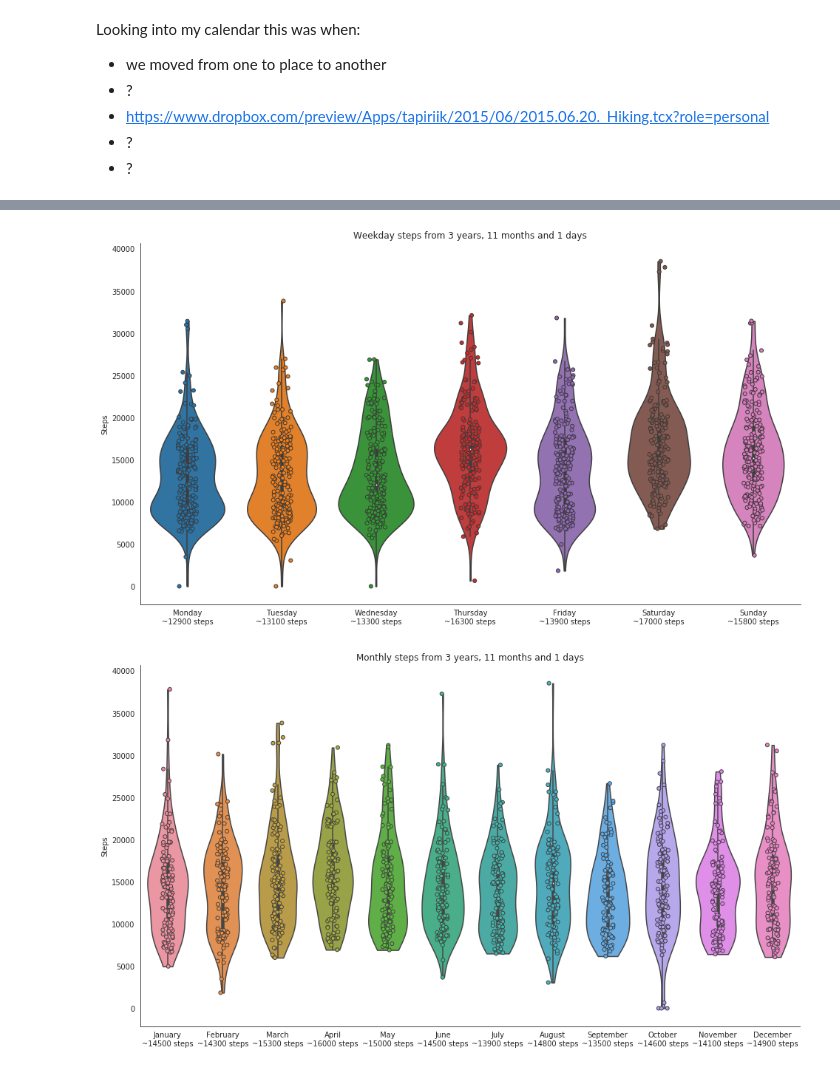
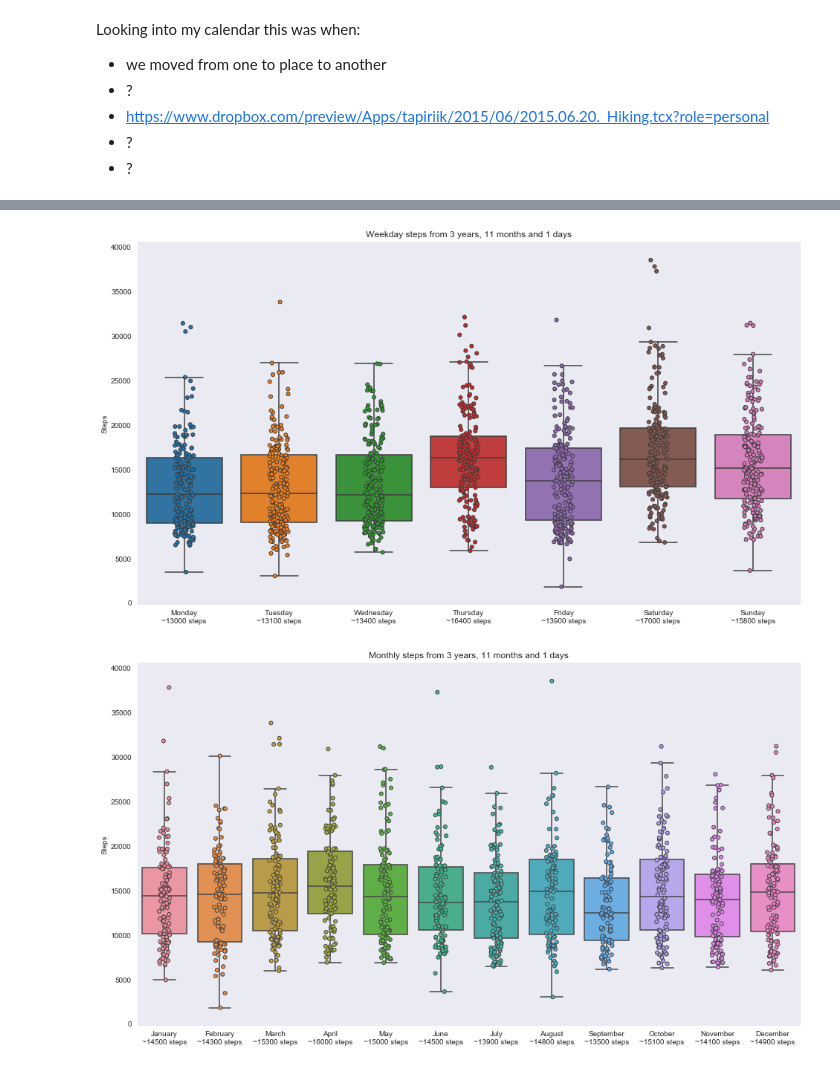
Before and after one commit to habi/steps, a Jupyter notebook: StepData.ipynb, the cells around one changed output, grey strips where cells are left out. Saved outputs shown, nothing was run; the diff lists cells and outputs as text; code cells hidden in the pictures.

Commit message:
Drop lowest values, which are essentially just zero

```diff
--- a/StepData.ipynb
+++ b/StepData.ipynb
@@ -12,7 +12,7 @@ import dateutil.relativedelta  # for date calculations
 import calendar  # for easy day and month names in the tick labels
 # %%
 # Set some defaults
-seaborn.set_style('white')
+seaborn.set_style('dark')
 plt.rcParams['figure.figsize'] = (16, 9)  # Size up figures a bit
 # %%
 # Read in data
@@ -73,3 +83,6 @@ Looking into my calendar this was when:
+# %%
+# Drop all the step counts below 1000.
+data.drop(data.index[[25, 26, 30, 31]], inplace=True)
 # %%
 # Generate us a nice plot title, with help from https://stackoverflow.com/a/32083946/323100
 Duration = dateutil.relativedelta.relativedelta(data.Date.max(), data.Date.min())
@@ -88,20 +101,22 @@ Ticklabels_year = ['%s\n~%g steps' % (y, round(s / 1e3, 1) * 1e3)
                                      data.Year.unique())]
 # %%
 # Plot the steps per weekday
-seaborn.violinplot(data=data, x=data.Weekday, y=data.Steps, cut=0)
+seaborn.boxplot(data=data, x=data.Weekday, y=data.Steps, fliersize=0)
+#seaborn.violinplot(data=data, x=data.Weekday, y=data.Steps, cut=0, inner=None)
 seaborn.stripplot(data=data, x=data.Weekday, y=data.Steps, jitter=True, linewidth=1)
 plt.gca().set_xticklabels(Ticklabels_weekday)
 plt.title('Weekday steps from %s years, %s months and %s days' % (Duration.years,
                                                                   Duration.months,
                                                                   Duration.days))
 plt.gca().xaxis.label.set_visible(False)
 seaborn.despine()
 plt.show()
 # %% [output]
-[figure, old version]
+[figure, new version]
 # %%
 # Plot the steps per month
-seaborn.violinplot(data=data, x=data.Month, y=data.Steps, cut=0)
+seaborn.boxplot(data=data, x=data.Month, y=data.Steps, fliersize=0)
+#seaborn.violinplot(data=data, x=data.Month, y=data.Steps, cut=0, inner=None)
 seaborn.stripplot(data=data, x=data.Month, y=data.Steps, jitter=True, linewidth=1)
 plt.gca().set_xticklabels(Ticklabels_month)
 plt.title('Monthly steps from %s years, %s months and %s days' % (Duration.years,
@@ -111,6 +126,6 @@ plt.gca().xaxis.label.set_visible(False)
 seaborn.despine()
 plt.show()
 # %% [output]
-[figure, old version]
+[figure, new version]
 # %%
 # Plot the steps per month
```
Also changed, not shown: parts of 4 cells of this notebook.
